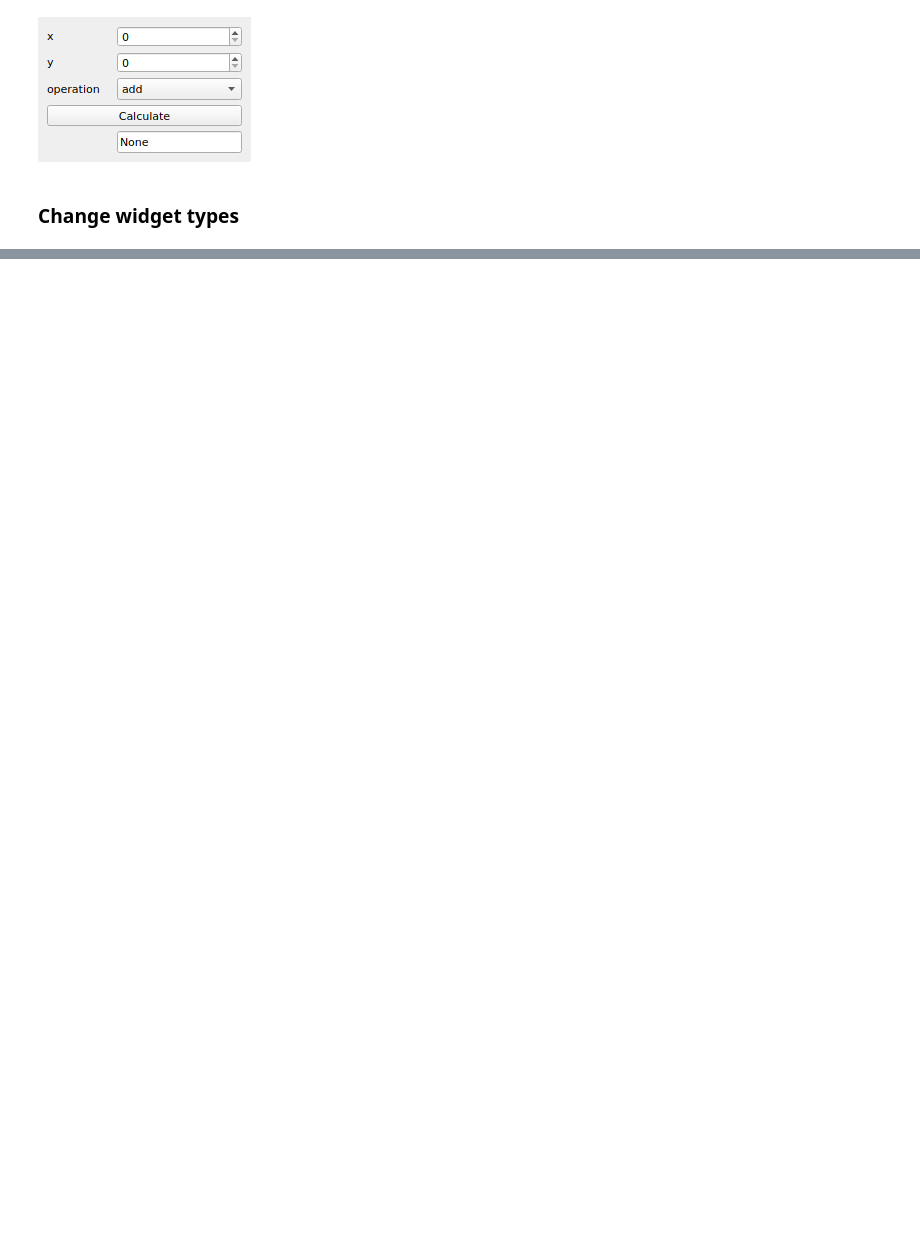
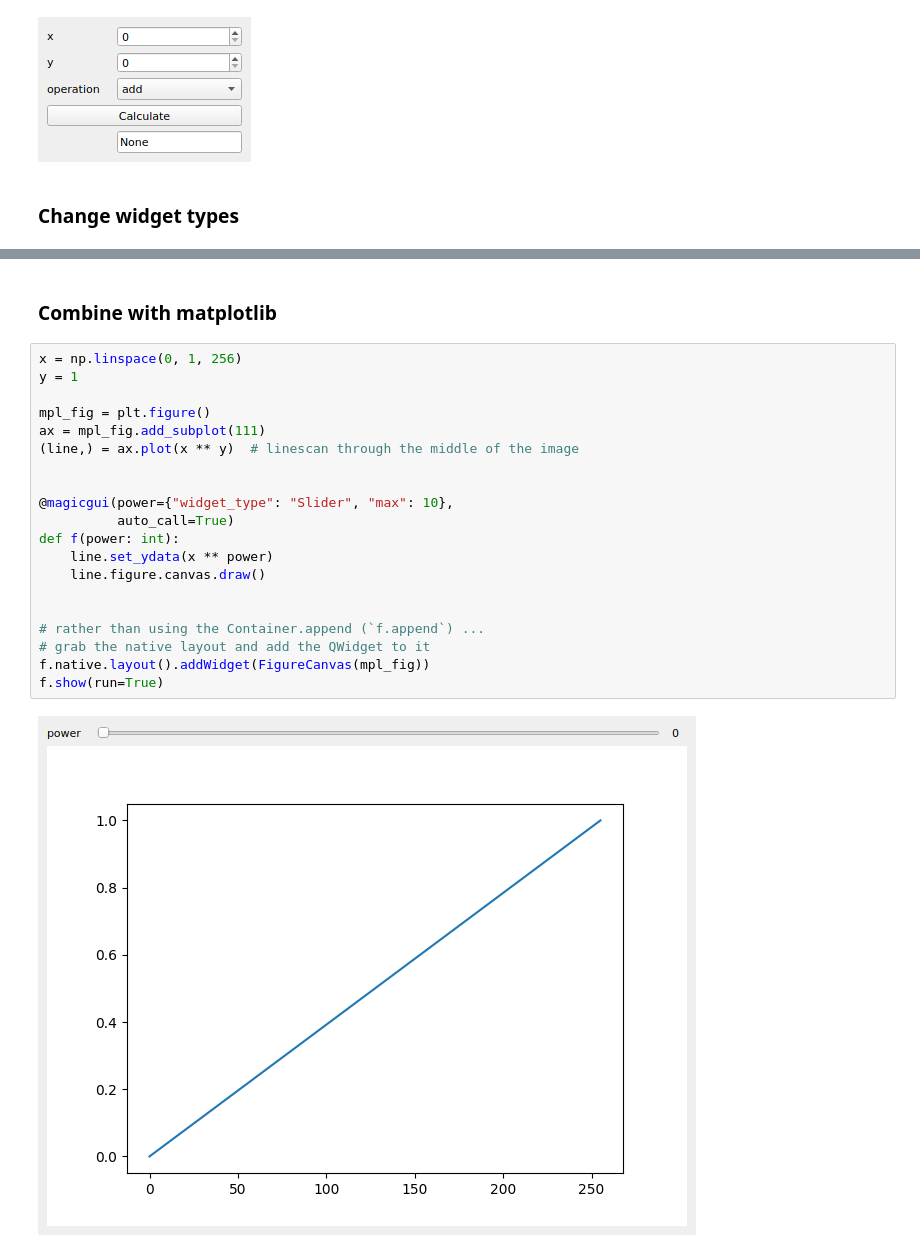
Before and after one commit to adamltyson/magicgui-demo, a Jupyter notebook: examples.ipynb, the cells around one changed output, grey strips where cells are left out. Cells and saved outputs as stored; diff of their text form; blank space fills up the shorter version.

```diff
--- a/examples.ipynb
+++ b/examples.ipynb
@@ -110,0 +193,24 @@ calculator.show(run=True)
+# %% [markdown]
+### Combine with matplotlib
+# %%
+x = np.linspace(0, 1, 256)
+y = 1
+
+mpl_fig = plt.figure()
+ax = mpl_fig.add_subplot(111)
+(line,) = ax.plot(x ** y)  # linescan through the middle of the image
+
+
+@magicgui(power={"widget_type": "Slider", "max": 10},
+          auto_call=True)
+def f(power: int):
+    line.set_ydata(x ** power)
+    line.figure.canvas.draw()
+
+
+# rather than using the Container.append (`f.append`) ...
+# grab the native layout and add the QWidget to it
+f.native.layout().addWidget(FigureCanvas(mpl_fig))
+f.show(run=True)
+# %% [output]
+[figure, added]
```
Also changed, not shown: parts of 15 cells of this notebook, 1 other file.
